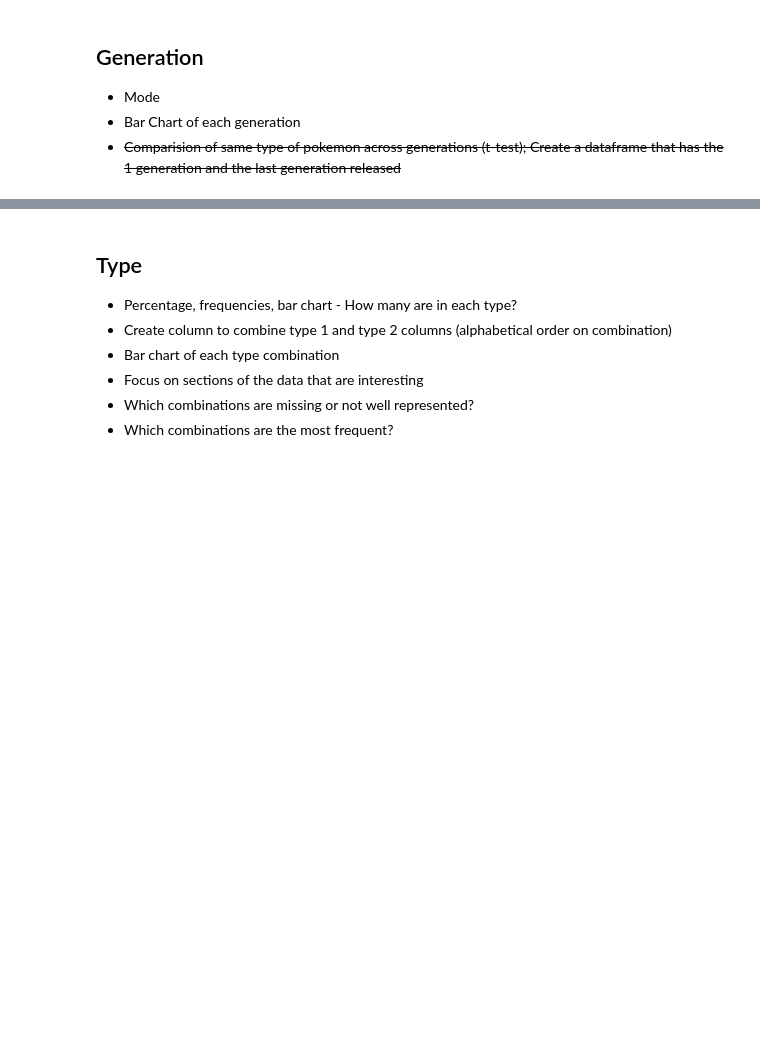
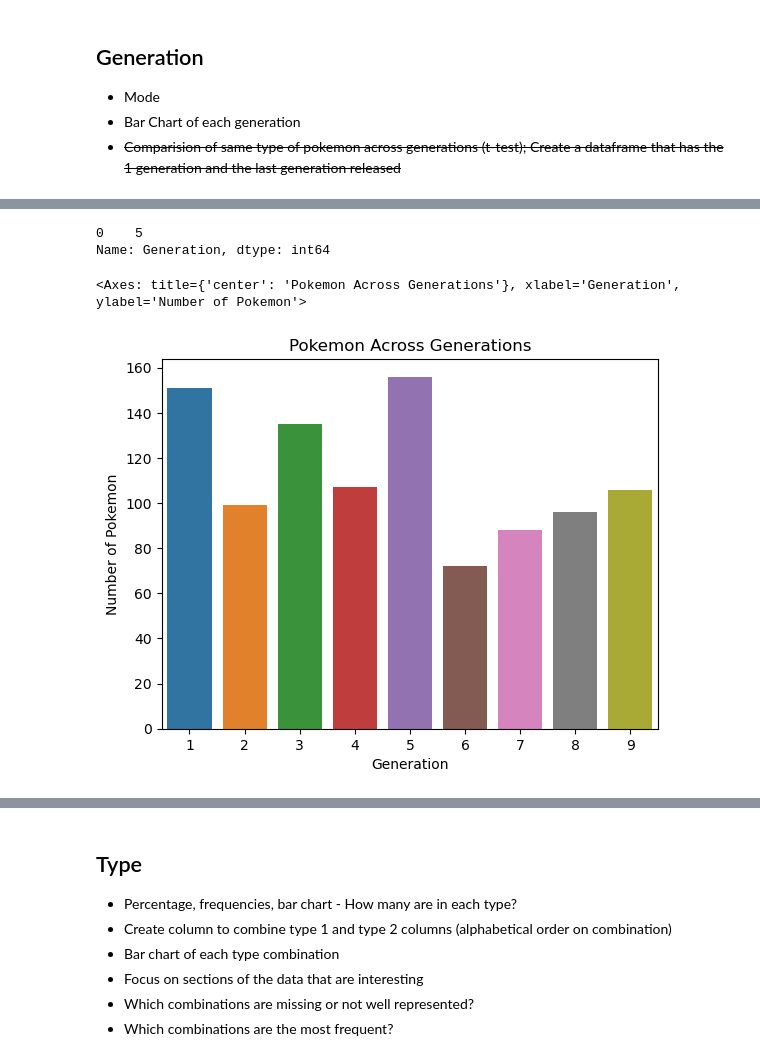
Before and after one commit to sarsteg/pokemon-index-analysis, a Jupyter notebook: analysis.ipynb, the cells around one changed output, grey strips where cells are left out. Cells and saved outputs as stored; diff of their text form; code cells hidden in the pictures; blank space fills up the shorter version.

Commit message:
Worked on Generations and Typing

```diff
--- a/analysis.ipynb
+++ b/analysis.ipynb
@@ -54,0 +81,18 @@ count_national_dex = national_dex['Original_Name'].count()
+# %%
+
+
+#mode
+pokedex_mode= pokedex["Generation"].mode()
+pokedex_mode
+# %% [output]
+0    5
+Name: Generation, dtype: int64
+# %%
+#plotting the bar graph of generation distribution
+generation_plot= sns.countplot(x = "Generation",data=pokedex)
+generation_plot.set_ylabel("Number of Pokemon")
+generation_plot.set_title("Pokemon Across Generations")
+generation_plot
+# %% [output]
+<Axes: title={'center': 'Pokemon Across Generations'}, xlabel='Generation', ylabel='Number of Pokemon'>
+[figure, added]
```
Also changed, not shown: parts of 6 cells of this notebook.
